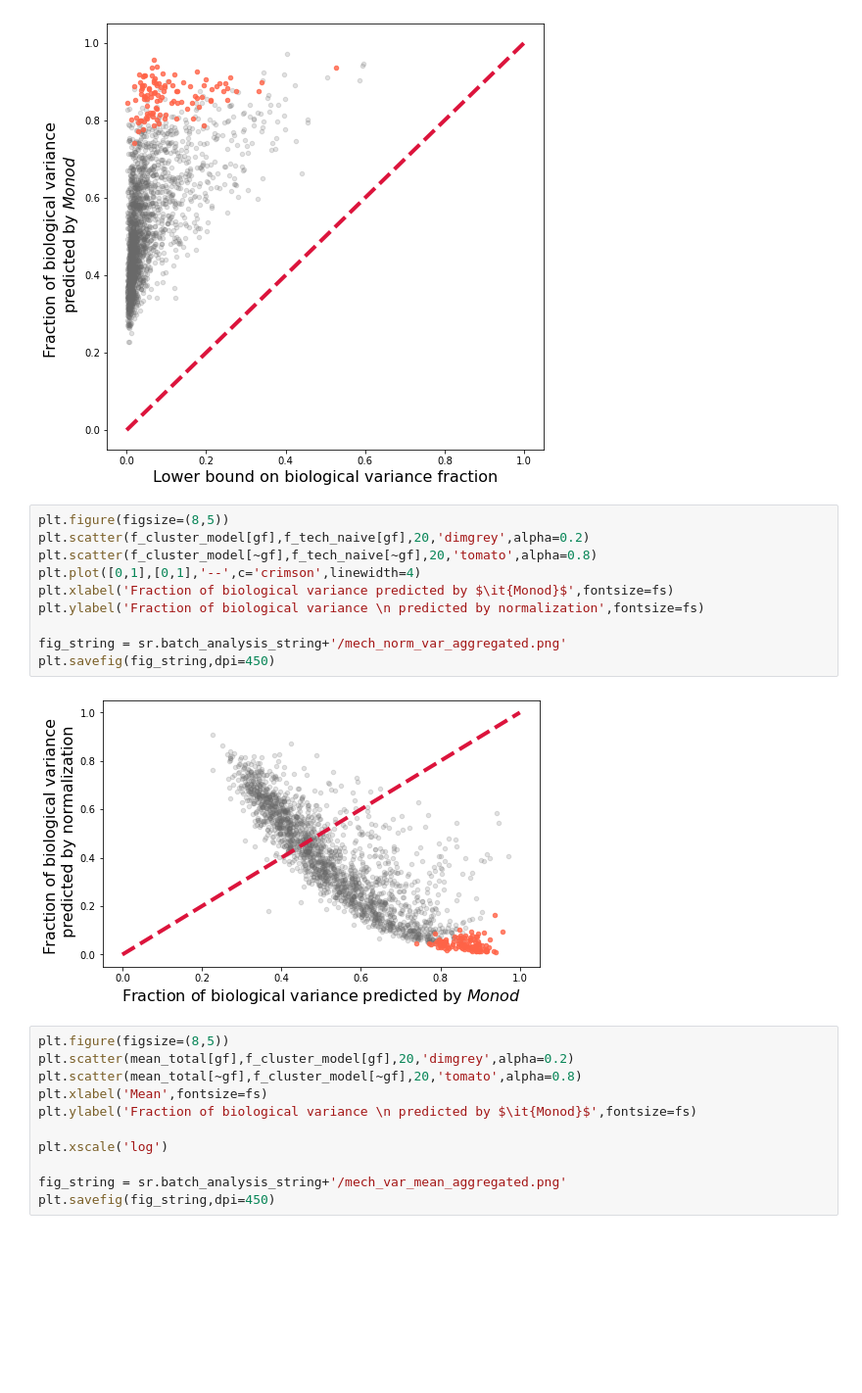
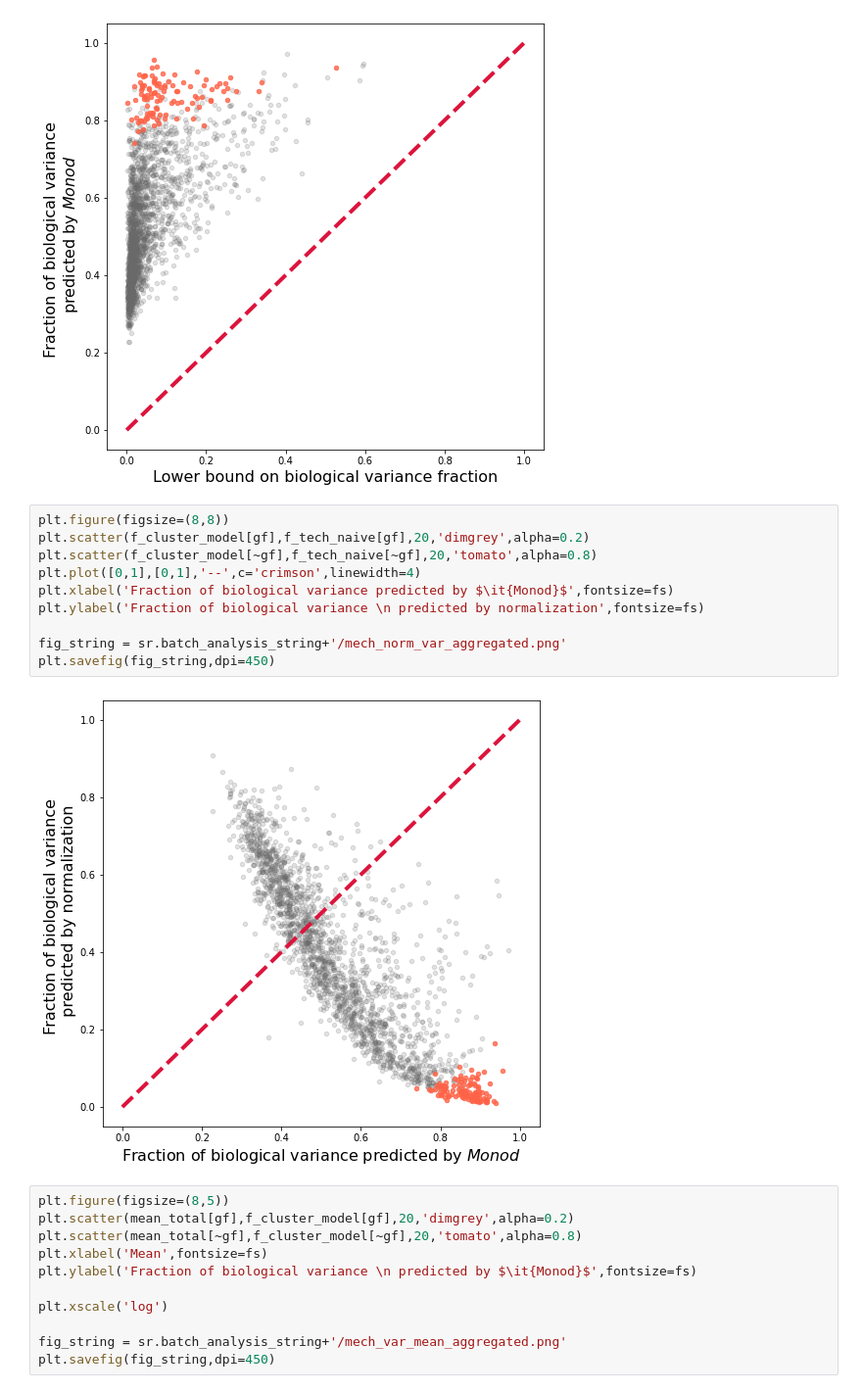
Before and after one commit to pachterlab/monod_examples, a Jupyter notebook: manuscript_computation/gg220602_allen_cellsubtypes_norm.ipynb, the cells around one changed output. Shown at 98% size. Drawn from its saved outputs; the diff is of its cells as text; blank space fills up the shorter version.

```diff
--- a/manuscript_computation/gg220602_allen_cellsubtypes_norm.ipynb
+++ b/manuscript_computation/gg220602_allen_cellsubtypes_norm.ipynb
@@ -238,17 +240,17 @@ plt.savefig(fig_string,dpi=450)
 # %% [output]
 [figure]
 # %%
-plt.figure(figsize=(8,5))
+plt.figure(figsize=(8,8))
 plt.scatter(f_cluster_model[gf],f_tech_naive[gf],20,'dimgrey',alpha=0.2)
 plt.scatter(f_cluster_model[~gf],f_tech_naive[~gf],20,'tomato',alpha=0.8)
 plt.plot([0,1],[0,1],'--',c='crimson',linewidth=4)
 plt.xlabel('Fraction of biological variance predicted by $\it{Monod}$',fontsize=fs)
 plt.ylabel('Fraction of biological variance \n predicted by normalization',fontsize=fs)
 
 fig_string = sr.batch_analysis_string+'/mech_norm_var_aggregated.png'
 plt.savefig(fig_string,dpi=450)
 # %% [output]
-[figure, old version]
+[figure, new version]
 # %%
 plt.figure(figsize=(8,5))
 plt.scatter(mean_total[gf],f_cluster_model[gf],20,'dimgrey',alpha=0.2)
```
Also changed, not shown: parts of 3 cells of this notebook, 2 other files.
